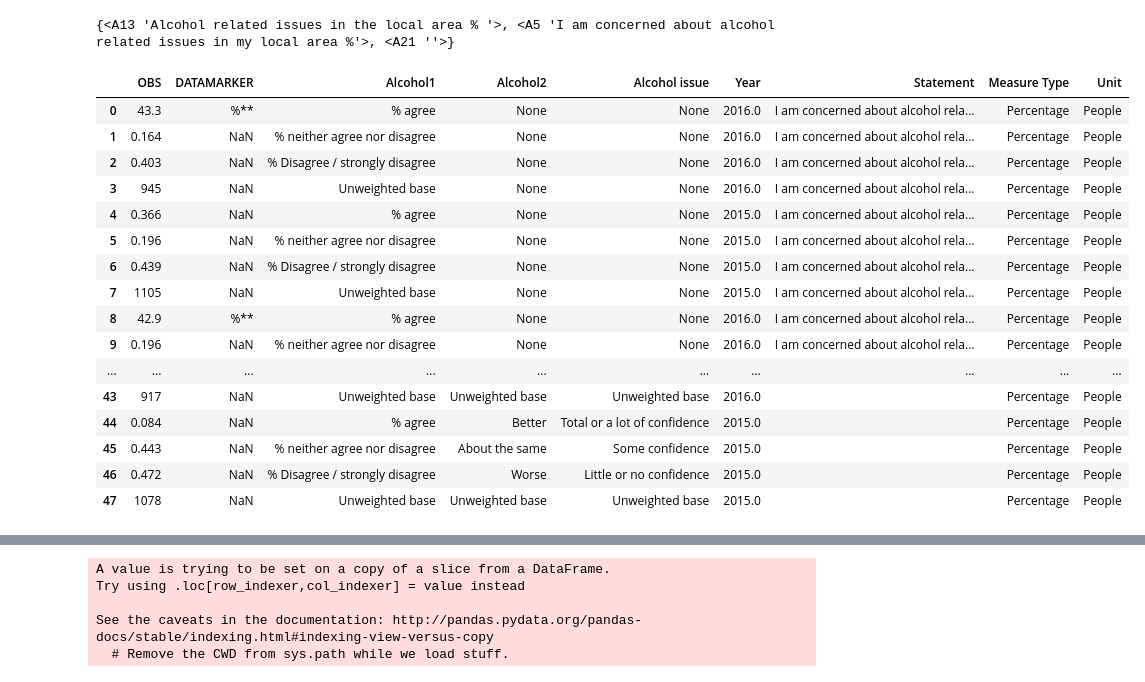
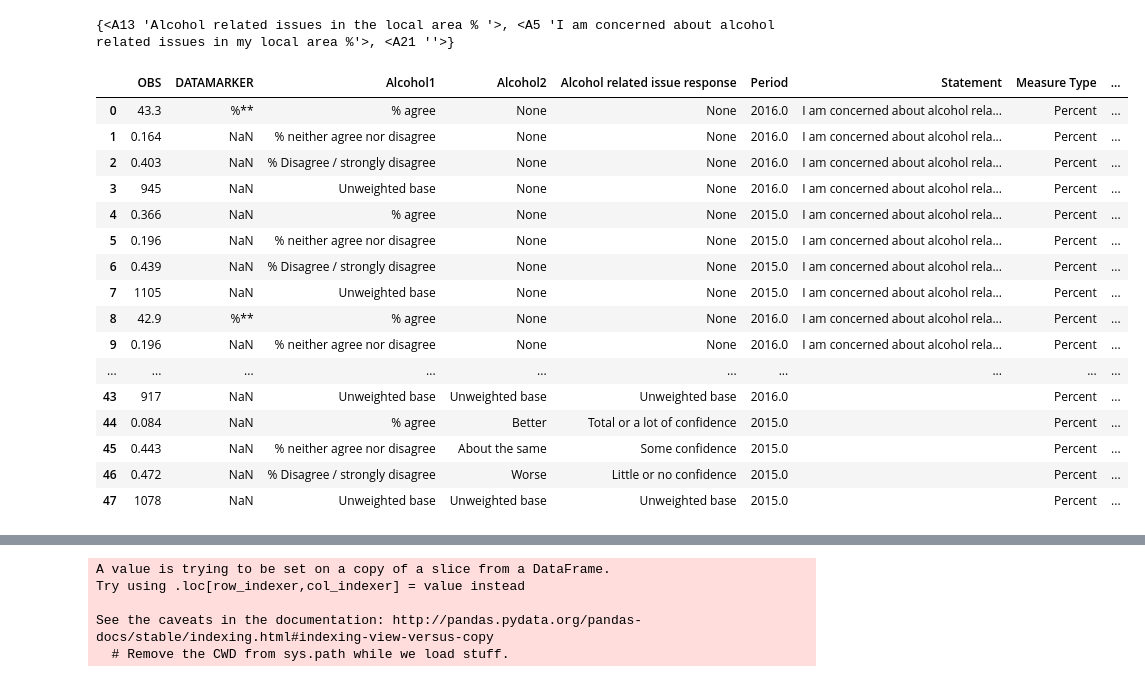
Before and after one commit to GSS-Cogs/DoJ-NI-Alcohol-Related-Issues, a Jupyter notebook: TableA16.ipynb, the cells around one changed output, grey strips where cells are left out. Saved outputs shown, nothing was run; the diff lists cells and outputs as text; code cells hidden in the pictures.

```diff
--- a/TableA16.ipynb
+++ b/TableA16.ipynb
@@ -38,4 +38,4 @@ observations
 # %%
-year = tab.excel_ref('B5').expand(DOWN).is_not_blank()
-year
+Period = tab.excel_ref('B5').expand(DOWN).is_not_blank()
+Period
 # %% [output]
@@ -64,34 +64,34 @@ tph
 Dimensions = [
             HDim(jh,'Alcohol1',DIRECTLY,ABOVE),
             HDim(gh,'Alcohol2',DIRECTLY,ABOVE),
-            HDim(jk,'Alcohol issue',DIRECTLY,ABOVE),
-            HDim(year,'Year',DIRECTLY,LEFT),
+            HDim(jk,'Alcohol related issue response',DIRECTLY,ABOVE),
+            HDim(Period,'Period',DIRECTLY,LEFT),
             HDim(tph,'Statement',CLOSEST,ABOVE),
-            HDimConst('Measure Type', 'Percentage'),
+            HDimConst('Measure Type', 'Percent'),
             HDimConst('Unit','People'),
             ]
 # %%
 c1 = ConversionSegment(observations, Dimensions, processTIMEUNIT=True)
 # savepreviewhtml(c1)
 # %%
-new_table = c1.topandas()
-new_table
+Final_table = c1.topandas()
+Final_table
 # %% [output]
-|  | OBS | DATAMARKER | Alcohol1 | Alcohol2 | Alcohol issue | Year | Statement | Measure Type | Unit |
-| 0 | 43.3 | %** | % agree | None | None | 2016.0 | I am concerned about alcohol rela... | Percentage | People |
-| 1 | 0.164 | NaN | % neither agree nor disagree | None | None | 2016.0 | I am concerned about alcohol rela... | Percentage | People |
-| 2 | 0.403 | NaN | % Disagree / strongly disagree | None | None | 2016.0 | I am concerned about alcohol rela... | Percentage | People |
-| 3 | 945 | NaN | Unweighted base | None | None | 2016.0 | I am concerned about alcohol rela... | Percentage | People |
-| 4 | 0.366 | NaN | % agree | None | None | 2015.0 | I am concerned about alcohol rela... | Percentage | People |
-| 5 | 0.196 | NaN | % neither agree nor disagree | None | None | 2015.0 | I am concerned about alcohol rela... | Percentage | People |
-| 6 | 0.439 | NaN | % Disagree / strongly disagree | None | None | 2015.0 | I am concerned about alcohol rela... | Percentage | People |
-| 7 | 1105 | NaN | Unweighted base | None | None | 2015.0 | I am concerned about alcohol rela... | Percentage | People |
-| 8 | 42.9 | %** | % agree | None | None | 2016.0 | I am concerned about alcohol rela... | Percentage | People |
-| 9 | 0.196 | NaN | % neither agree nor disagree | None | None | 2016.0 | I am concerned about alcohol rela... | Percentage | People |
+|  | OBS | DATAMARKER | Alcohol1 | Alcohol2 | Alcohol related issue response | Period | Statement | Measure Type | ... |
+| 0 | 43.3 | %** | % agree | None | None | 2016.0 | I am concerned about alcohol rela... | Percent | ... |
+| 1 | 0.164 | NaN | % neither agree nor disagree | None | None | 2016.0 | I am concerned about alcohol rela... | Percent | ... |
+| 2 | 0.403 | NaN | % Disagree / strongly disagree | None | None | 2016.0 | I am concerned about alcohol rela... | Percent | ... |
+| 3 | 945 | NaN | Unweighted base | None | None | 2016.0 | I am concerned about alcohol rela... | Percent | ... |
+| 4 | 0.366 | NaN | % agree | None | None | 2015.0 | I am concerned about alcohol rela... | Percent | ... |
+| 5 | 0.196 | NaN | % neither agree nor disagree | None | None | 2015.0 | I am concerned about alcohol rela... | Percent | ... |
+| 6 | 0.439 | NaN | % Disagree / strongly disagree | None | None | 2015.0 | I am concerned about alcohol rela... | Percent | ... |
+| 7 | 1105 | NaN | Unweighted base | None | None | 2015.0 | I am concerned about alcohol rela... | Percent | ... |
+| 8 | 42.9 | %** | % agree | None | None | 2016.0 | I am concerned about alcohol rela... | Percent | ... |
+| 9 | 0.196 | NaN | % neither agree nor disagree | None | None | 2016.0 | I am concerned about alcohol rela... | Percent | ... |
 | ... | ... | ... | ... | ... | ... | ... | ... | ... | ... |
-| 43 | 917 | NaN | Unweighted base | Unweighted base | Unweighted base | 2016.0 |  | Percentage | People |
-| 44 | 0.084 | NaN | % agree | Better | Total or a lot of confidence | 2015.0 |  | Percentage | People |
-| 45 | 0.443 | NaN | % neither agree nor disagree | About the same | Some confidence | 2015.0 |  | Percentage | People |
-| 46 | 0.472 | NaN | % Disagree / strongly disagree | Worse | Little or no confidence | 2015.0 |  | Percentage | People |
-| 47 | 1078 | NaN | Unweighted base | Unweighted base | Unweighted base | 2015.0 |  | Percentage | People |
+| 43 | 917 | NaN | Unweighted base | Unweighted base | Unweighted base | 2016.0 |  | Percent | ... |
+| 44 | 0.084 | NaN | % agree | Better | Total or a lot of confidence | 2015.0 |  | Percent | ... |
+| 45 | 0.443 | NaN | % neither agree nor disagree | About the same | Some confidence | 2015.0 |  | Percent | ... |
+| 46 | 0.472 | NaN | % Disagree / strongly disagree | Worse | Little or no confidence | 2015.0 |  | Percent | ... |
+| 47 | 1078 | NaN | Unweighted base | Unweighted base | Unweighted base | 2015.0 |  | Percent | ... |
 # %%
```
Also changed, not shown: parts of 29 cells of this notebook, 3 other files.
